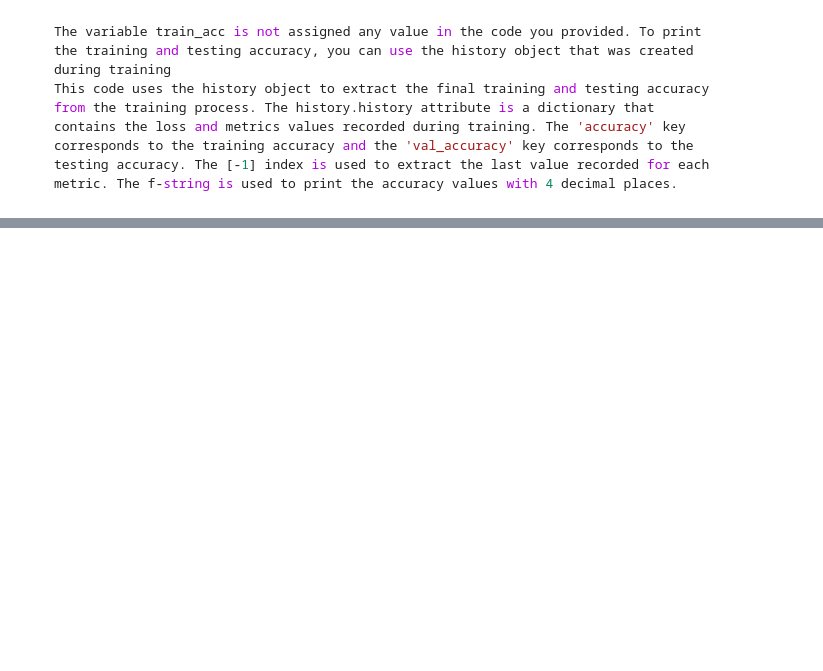
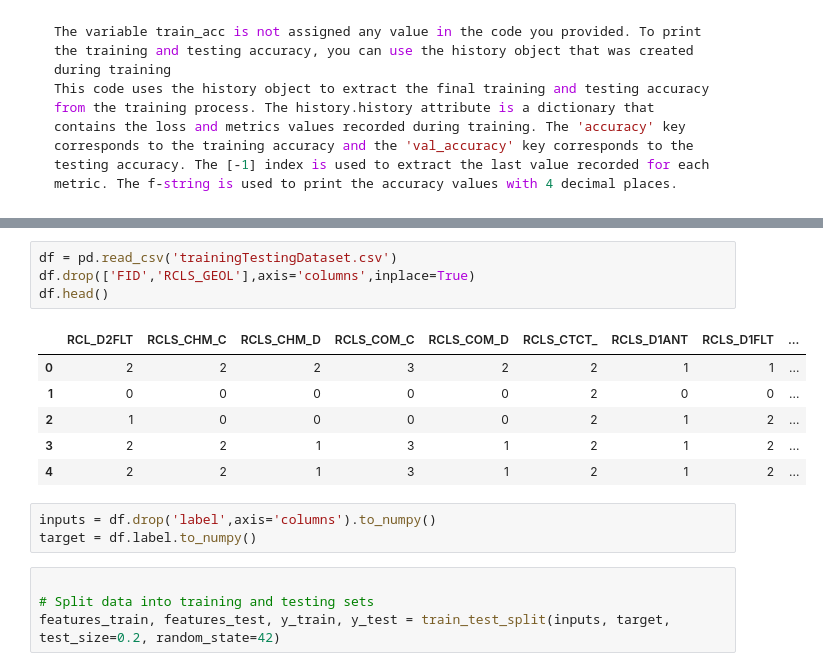
Before and after one commit to foobar41/Machine-Learning-assign, a Jupyter notebook: neural networks/CNN-autoencoder.ipynb, the cells around one changed output, grey strips where cells are left out. Drawn from its saved outputs; the diff is of its cells as text; blank space fills up the shorter version.

```diff
--- a/neural networks/CNN-autoencoder.ipynb
+++ b/neural networks/CNN-autoencoder.ipynb
@@ -197,0 +263,18 @@ print('Reconstructed image using autoencoder:')
+# %%
+df = pd.read_csv('trainingTestingDataset.csv')
+df.drop(['FID','RCLS_GEOL'],axis='columns',inplace=True)
+df.head()
+# %% [output]
+|  | RCL_D2FLT | RCLS_CHM_C | RCLS_CHM_D | RCLS_COM_C | RCLS_COM_D | RCLS_CTCT_ | RCLS_D1ANT | RCLS_D1FLT | ... |
+| 0 | 2 | 2 | 2 | 3 | 2 | 2 | 1 | 1 | ... |
+| 1 | 0 | 0 | 0 | 0 | 0 | 2 | 0 | 0 | ... |
+| 2 | 1 | 0 | 0 | 0 | 0 | 2 | 1 | 2 | ... |
+| 3 | 2 | 2 | 1 | 3 | 1 | 2 | 1 | 2 | ... |
+| 4 | 2 | 2 | 1 | 3 | 1 | 2 | 1 | 2 | ... |
+# %%
+inputs = df.drop('label',axis='columns').to_numpy()
+target = df.label.to_numpy()
+# %%
+
+# Split data into training and testing sets
+features_train, features_test, y_train, y_test = train_test_split(inputs, target, test_size=0.2, random_state=42)
```
Also changed, not shown: parts of 10 cells of this notebook.
